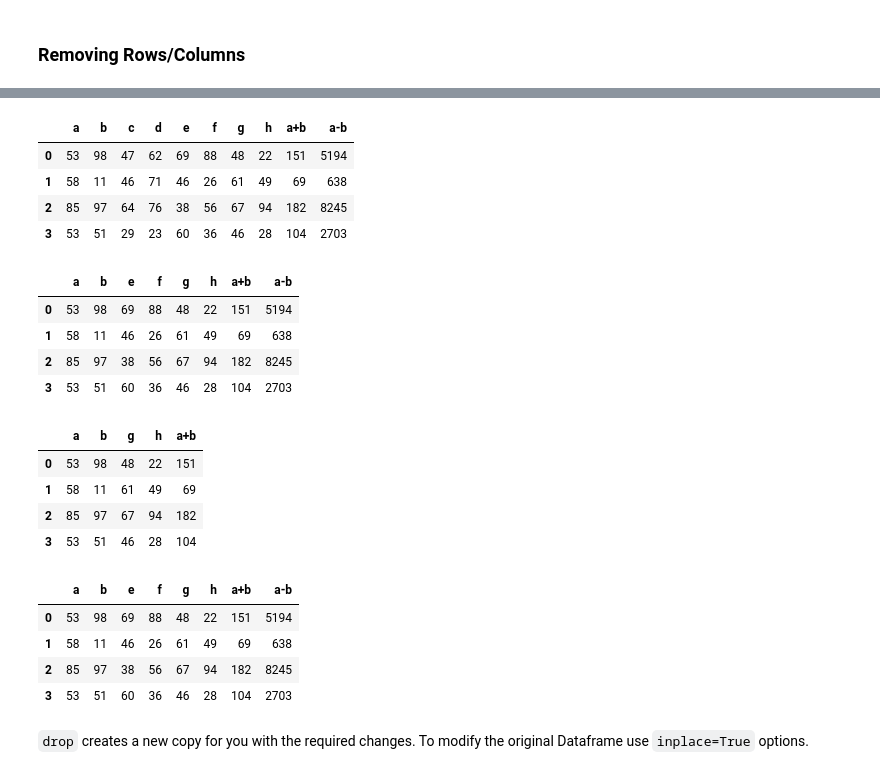
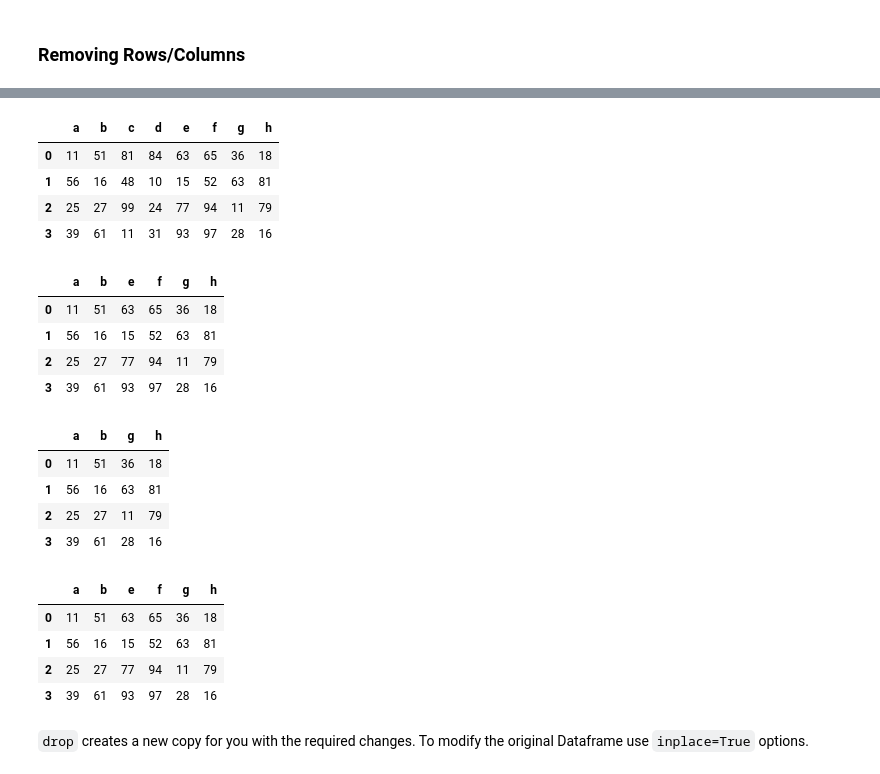
Before and after one commit to dev-SR/machine-learning, a Jupyter notebook: 01pandas/pandas.ipynb, the cells around one changed output, grey strips where cells are left out. Saved outputs shown, nothing was run; the diff lists cells and outputs as text; code cells hidden in the pictures.

Commit message:
pandas: drop rows

```diff
--- a/01pandas/pandas.ipynb
+++ b/01pandas/pandas.ipynb
@@ -798,41 +804,39 @@ df1.join(df2)
 # %%
 arr = np.random.randint(10, 100, size=(4,8))
 df = pd.DataFrame(data=arr,columns=["a", "b", "c", "d", "e", "f", "g", "h"])
-df['a+b'] = df['a'] + df['b']
-df['a-b'] = df['a'] * df['b']
 df
 # %% [output]
-|  | a | b | c | d | e | f | g | h | a+b | a-b |
-| 0 | 53 | 98 | 47 | 62 | 69 | 88 | 48 | 22 | 151 | 5194 |
-| 1 | 58 | 11 | 46 | 71 | 46 | 26 | 61 | 49 | 69 | 638 |
-| 2 | 85 | 97 | 64 | 76 | 38 | 56 | 67 | 94 | 182 | 8245 |
-| 3 | 53 | 51 | 29 | 23 | 60 | 36 | 46 | 28 | 104 | 2703 |
+|  | a | b | c | d | e | f | g | h |
+| 0 | 11 | 51 | 81 | 84 | 63 | 65 | 36 | 18 |
+| 1 | 56 | 16 | 48 | 10 | 15 | 52 | 63 | 81 |
+| 2 | 25 | 27 | 99 | 24 | 77 | 94 | 11 | 79 |
+| 3 | 39 | 61 | 11 | 31 | 93 | 97 | 28 | 16 |
 # %%
 delC = df.pop('c')  # removes column c
 del df["d"] # removes column d
 df
 # %% [output]
-|  | a | b | e | f | g | h | a+b | a-b |
-| 0 | 53 | 98 | 69 | 88 | 48 | 22 | 151 | 5194 |
-| 1 | 58 | 11 | 46 | 26 | 61 | 49 | 69 | 638 |
-| 2 | 85 | 97 | 38 | 56 | 67 | 94 | 182 | 8245 |
-| 3 | 53 | 51 | 60 | 36 | 46 | 28 | 104 | 2703 |
+|  | a | b | e | f | g | h |
+| 0 | 11 | 51 | 63 | 65 | 36 | 18 |
+| 1 | 56 | 16 | 15 | 52 | 63 | 81 |
+| 2 | 25 | 27 | 77 | 94 | 11 | 79 |
+| 3 | 39 | 61 | 93 | 97 | 28 | 16 |
 # %%
-df.drop(columns=['e','f','a-b']) # removes columns e, f, a-b
+df.drop(columns=['e','f']) # removes columns e, f
 # %% [output]
-|  | a | b | g | h | a+b |
-| 0 | 53 | 98 | 48 | 22 | 151 |
-| 1 | 58 | 11 | 61 | 49 | 69 |
-| 2 | 85 | 97 | 67 | 94 | 182 |
-| 3 | 53 | 51 | 46 | 28 | 104 |
+|  | a | b | g | h |
+| 0 | 11 | 51 | 36 | 18 |
+| 1 | 56 | 16 | 63 | 81 |
+| 2 | 25 | 27 | 11 | 79 |
+| 3 | 39 | 61 | 28 | 16 |
 # %%
 df
 # %% [output]
-|  | a | b | e | f | g | h | a+b | a-b |
-| 0 | 53 | 98 | 69 | 88 | 48 | 22 | 151 | 5194 |
-| 1 | 58 | 11 | 46 | 26 | 61 | 49 | 69 | 638 |
-| 2 | 85 | 97 | 38 | 56 | 67 | 94 | 182 | 8245 |
-| 3 | 53 | 51 | 60 | 36 | 46 | 28 | 104 | 2703 |
+|  | a | b | e | f | g | h |
+| 0 | 11 | 51 | 63 | 65 | 36 | 18 |
+| 1 | 56 | 16 | 15 | 52 | 63 | 81 |
+| 2 | 25 | 27 | 77 | 94 | 11 | 79 |
+| 3 | 39 | 61 | 93 | 97 | 28 | 16 |
 # %% [markdown]
 `drop` creates a new copy for you with the required changes. To modify the original Dataframe use `inplace=True` options.
 # %%
```
Also changed, not shown: parts of 11 cells of this notebook, 1 other file.
